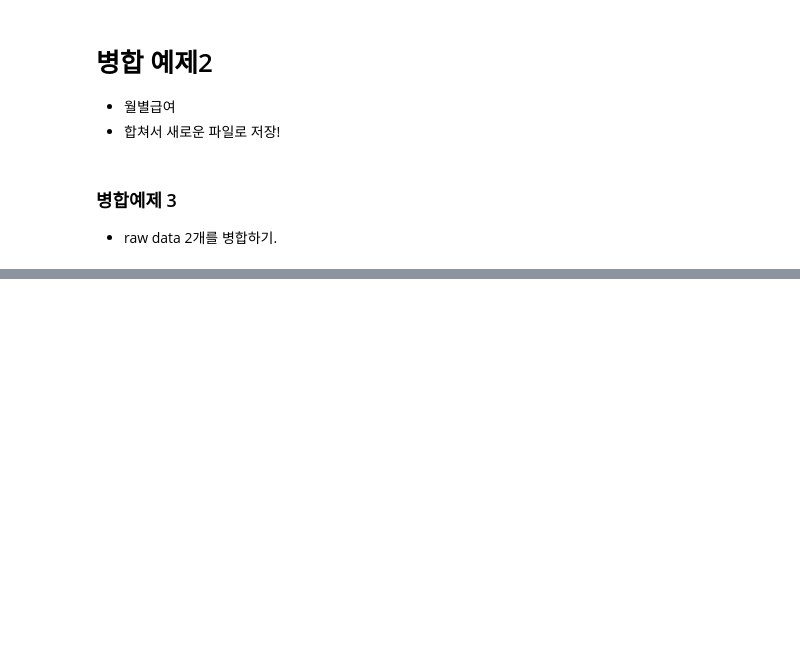
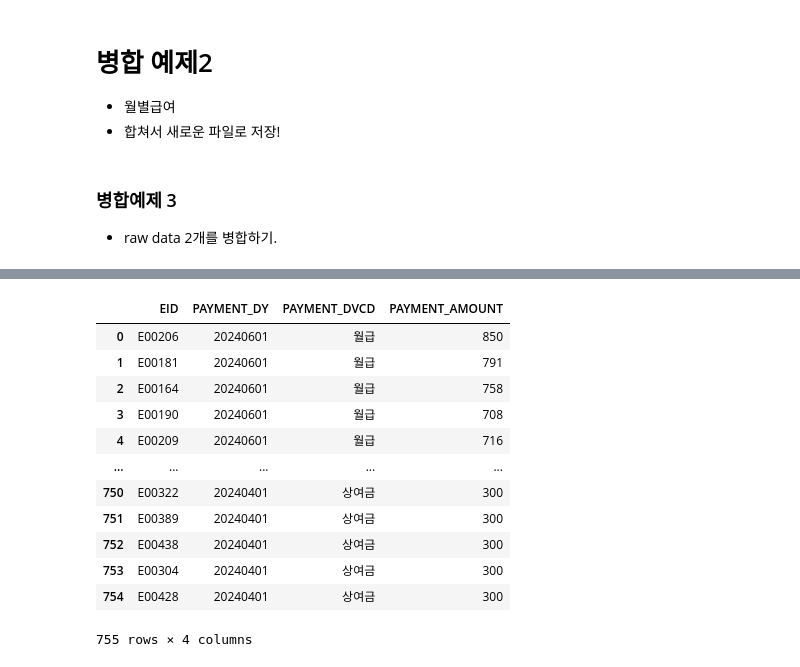
Before and after one commit to positivemultiplier/LG_DX_SCHOOL, a Jupyter notebook: 01_Foundation/python_lib/20250715_DFhandling.ipynb, the cells around one changed output, grey strips where cells are left out. Drawn from its saved outputs; the diff is of its cells as text; code cells hidden in the pictures; blank space fills up the shorter version.

```diff
--- a/01_Foundation/python_lib/20250715_DFhandling.ipynb
+++ b/01_Foundation/python_lib/20250715_DFhandling.ipynb
@@ -302,0 +420,17 @@ org_info_result.to_csv("./data/병합예제3/org_info_result.csv", encoding="utf
+# %%
+hr_pay_info = pd.read_csv("data/병합예제3/hr-pay-info.csv", encoding="euc-kr")
+display(hr_pay_info)
+# %% [output]
+|  | EID | PAYMENT_DY | PAYMENT_DVCD | PAYMENT_AMOUNT |
+| 0 | E00206 | 20240601 | 월급 | 850 |
+| 1 | E00181 | 20240601 | 월급 | 791 |
+| 2 | E00164 | 20240601 | 월급 | 758 |
+| 3 | E00190 | 20240601 | 월급 | 708 |
+| 4 | E00209 | 20240601 | 월급 | 716 |
+| ... | ... | ... | ... | ... |
+| 750 | E00322 | 20240401 | 상여금 | 300 |
+| 751 | E00389 | 20240401 | 상여금 | 300 |
+| 752 | E00438 | 20240401 | 상여금 | 300 |
+| 753 | E00304 | 20240401 | 상여금 | 300 |
+| 754 | E00428 | 20240401 | 상여금 | 300 |
+755 rows × 4 columns
```
Also changed, not shown: parts of 27 cells of this notebook, 7 other files.
